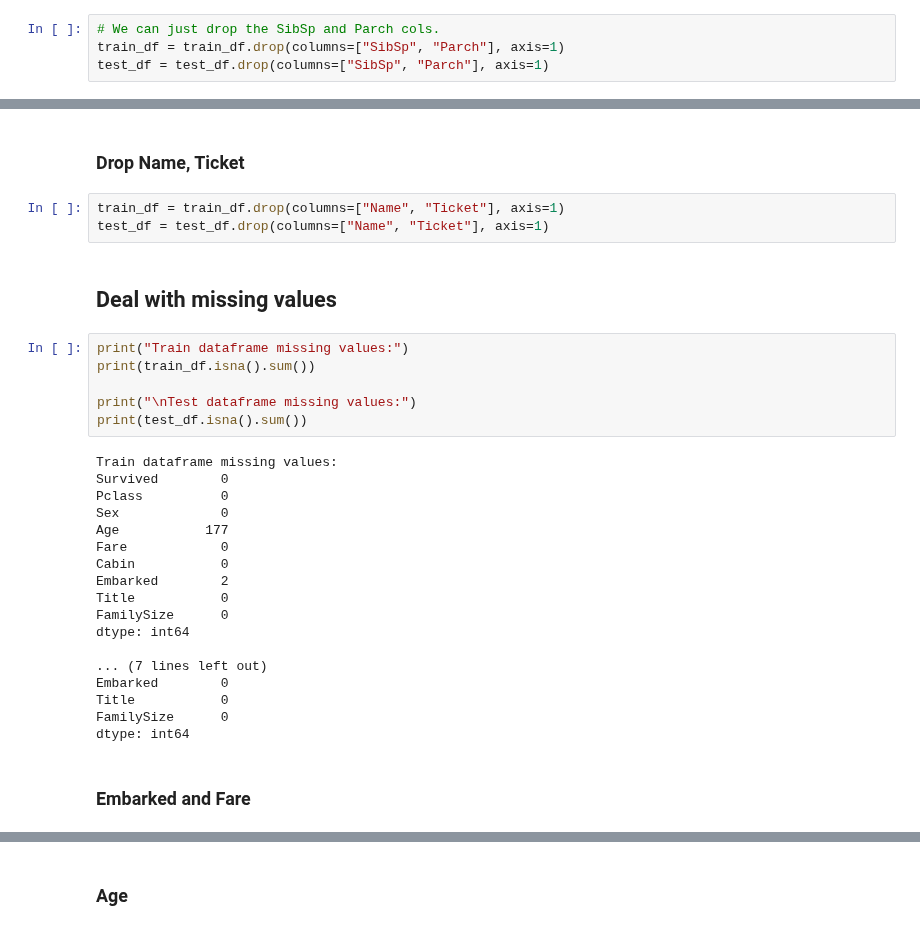
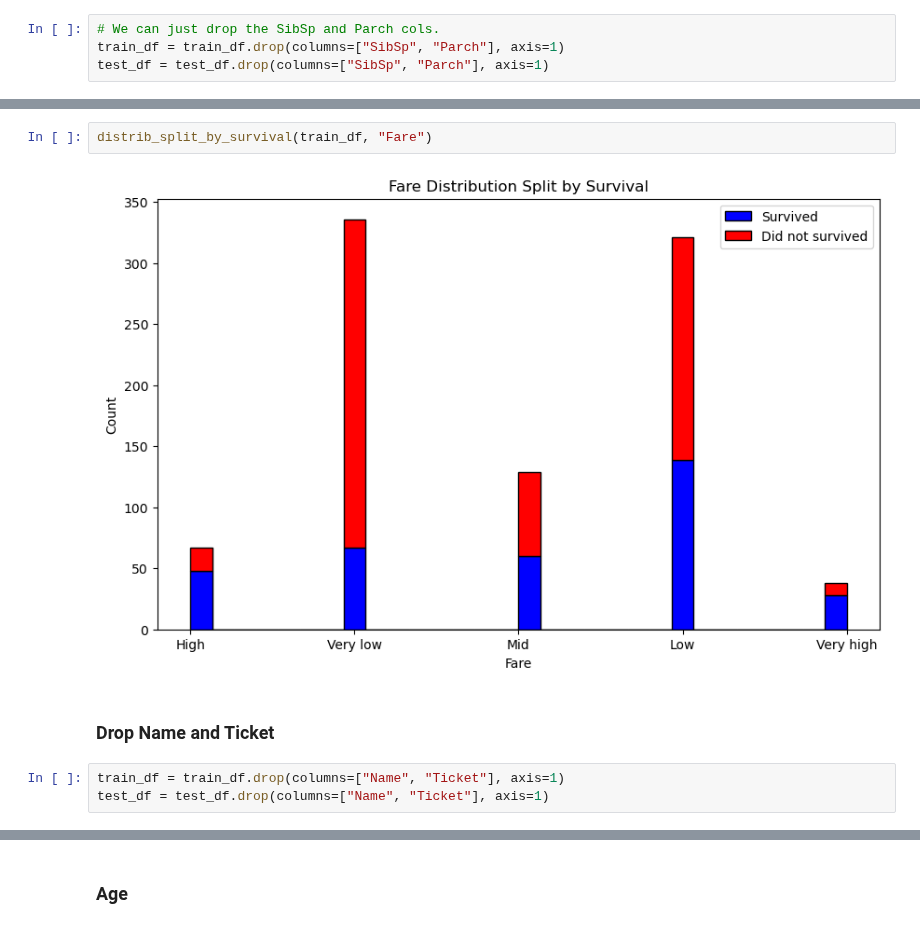
Before and after one commit to luca037/MachineLearningLabs, a Jupyter notebook: extra/kaggle/titanic/titanic_v2.ipynb, the cells around one changed output, grey strips where cells are left out. Saved outputs shown, nothing was run; the diff lists cells and outputs as text.

```diff
--- a/extra/kaggle/titanic/titanic_v2.ipynb
+++ b/extra/kaggle/titanic/titanic_v2.ipynb
@@ -237,33 +299,9 @@ test_df = test_df.drop(columns=["SibSp", "Parch"], axis=1)
+# %%
+distrib_split_by_survival(train_df, "Fare")
+# %% [output]
+[figure, added]
 # %% [markdown]
-### Drop Name, Ticket
+### Drop Name and Ticket
 # %%
 train_df = train_df.drop(columns=["Name", "Ticket"], axis=1)
 test_df = test_df.drop(columns=["Name", "Ticket"], axis=1)
-# %% [markdown]
-## Deal with missing values
-# %%
-print("Train dataframe missing values:")
-print(train_df.isna().sum())
-
-print("\nTest dataframe missing values:")
-print(test_df.isna().sum())
-# %% [output]
-Train dataframe missing values:
-Survived        0
-Pclass          0
-Sex             0
-Age           177
-Fare            0
-Cabin           0
-Embarked        2
-Title           0
-FamilySize      0
-dtype: int64
-
-... (7 lines left out)
-Embarked        0
-Title           0
-FamilySize      0
-dtype: int64
-# %% [markdown]
-### Embarked and Fare
```
Also changed, not shown: parts of 18 cells of this notebook, 1 other file.
